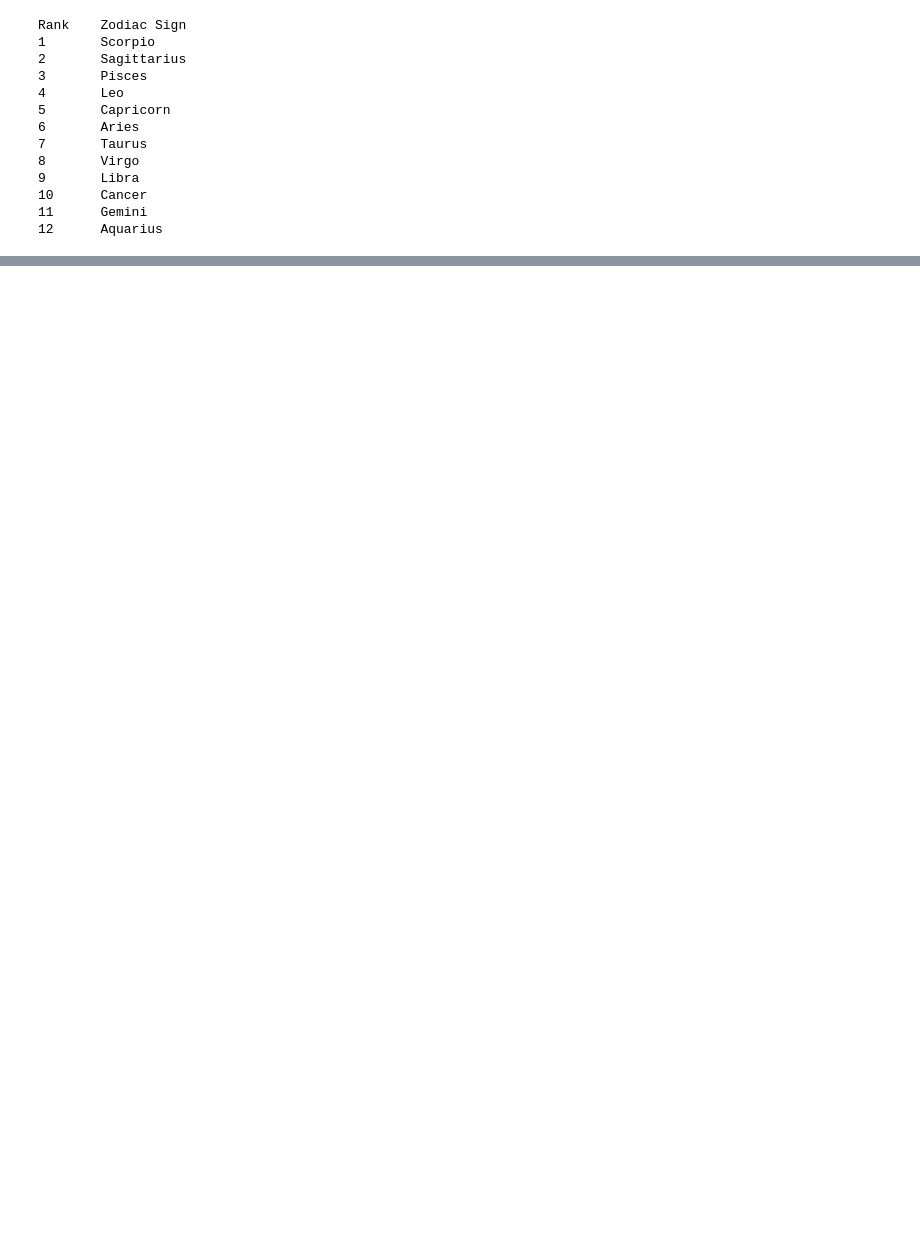
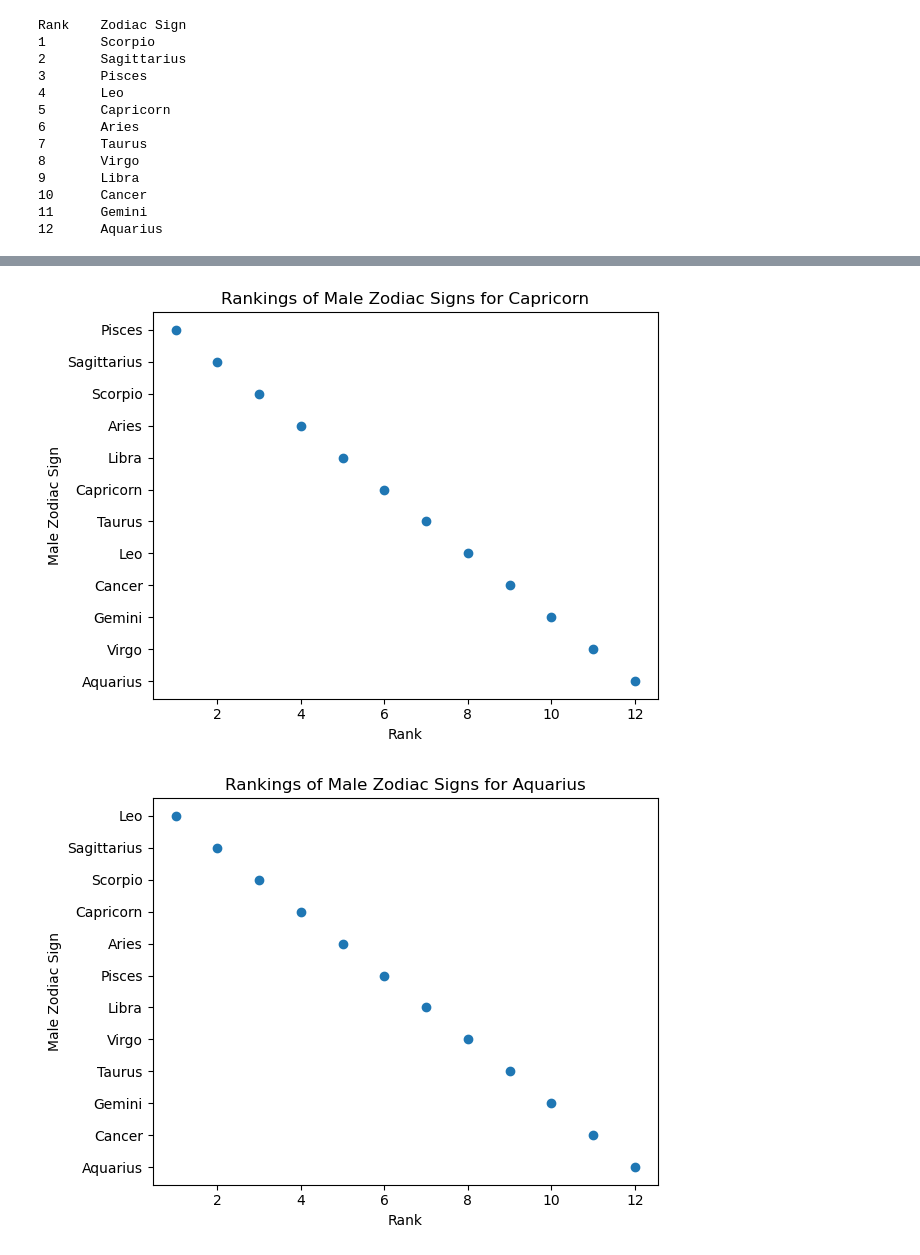
Before and after one commit to themacdrea/Javascript, a Jupyter notebook: Divorce_Analisys.ipynb, the cells around one changed output, grey strips where cells are left out. Saved outputs shown, nothing was run; the diff lists cells and outputs as text; code cells hidden in the pictures; blank space fills up the shorter version.

```diff
--- a/Divorce_Analisys.ipynb
+++ b/Divorce_Analisys.ipynb
@@ -1136,0 +900,33 @@ plt.show()
+# %%
+# Get the unique female Zodiac signs
+female_zodiacs = female_df['Zodiac_Sign'].unique()
+
+# Iterate over each female Zodiac sign
+for female_zodiac in female_zodiacs:
+    # Filter the pairing_counts dataframe for the specific female Zodiac sign
+    filtered_df = pairing_counts[pairing_counts['Zodiac_Sign_y'] == female_zodiac]
+
+    # Sort the filtered dataframe by count in descending order
+    sorted_df = filtered_df.sort_values(by='Count', ascending=False)
+
+    # Get the male Zodiac counterparts and their respective ranks
+    rankings = range(1, len(sorted_df) + 1)
+    zodiacs = sorted_df['Zodiac_Sign_x'].tolist()
+
+    # Plot the dot plot with switched axes
+    plt.scatter(rankings, zodiacs, marker='o')
+
+    # Set the x-axis and y-axis labels
+    plt.xlabel('Rank')
+    plt.ylabel('Male Zodiac Sign')
+    plt.title(f'Rankings of Male Zodiac Signs for {female_zodiac}')
+
+    # Reverse the y-axis to display higher ranks at the top
+    plt.gca().invert_yaxis()
+
+    # Display the chart
+    plt.tight_layout()
+    plt.show()
+# %% [output]
+[figure, added]
+[figure, added]
```
Also changed, not shown: parts of 44 cells of this notebook.
